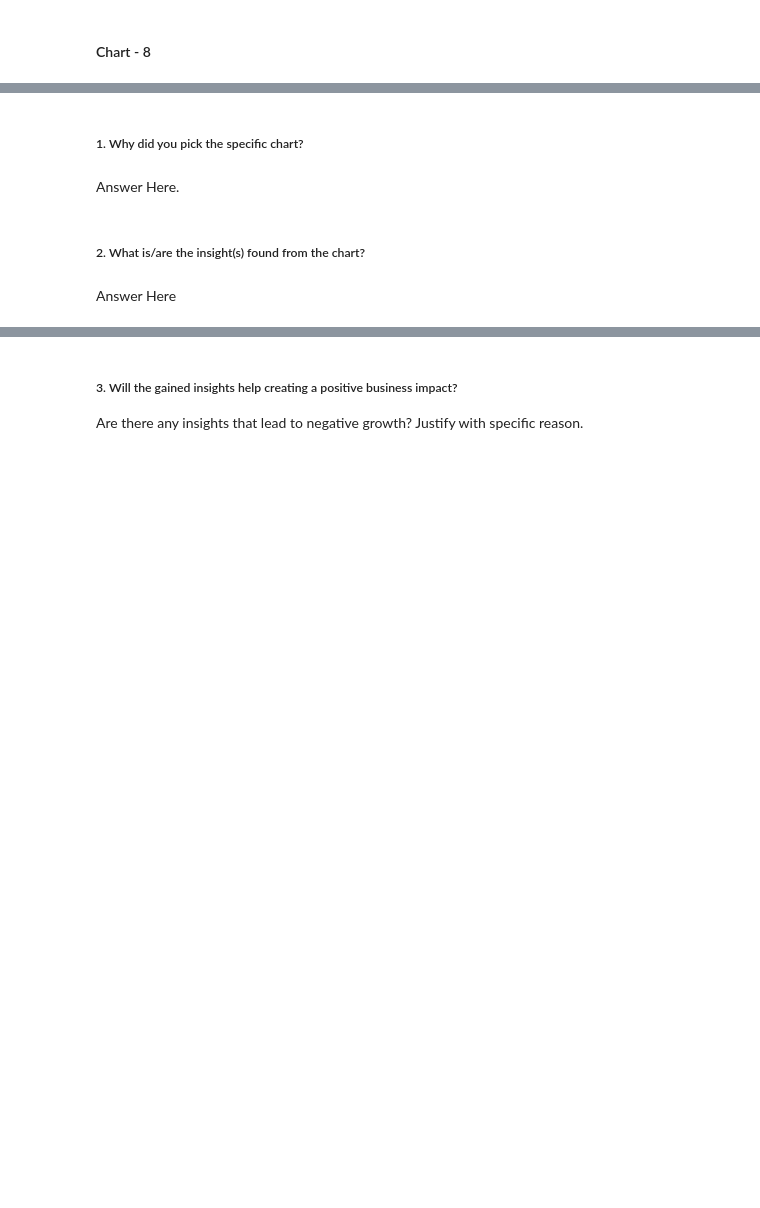
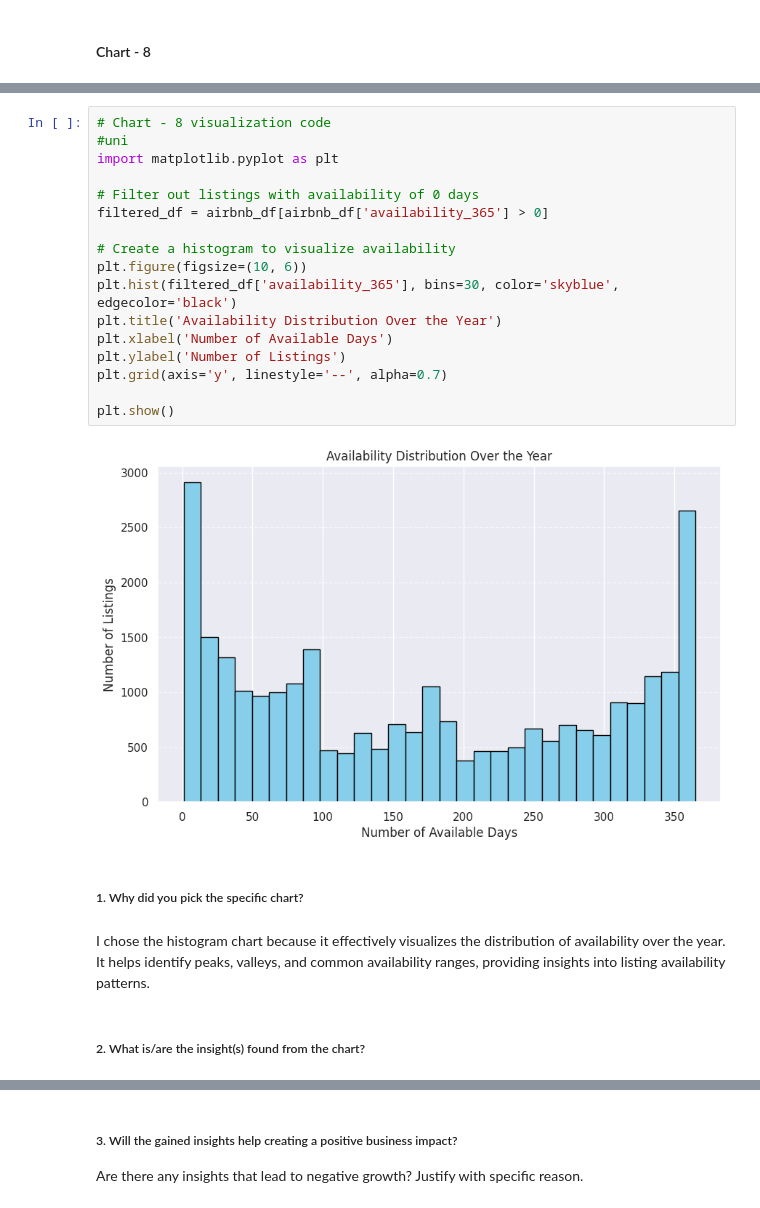
Before and after one commit to I-AM-PRASHANT-VERMA/Almabetter-Capstone-Project-AirBnb-Bookings-Exploratory-Data-Analysis, a Jupyter notebook: My_Airbnb_EDA_capstone_project.ipynb, the cells around one changed output, grey strips where cells are left out. Saved outputs shown, nothing was run; the diff lists cells and outputs as text; blank space fills up the shorter version.

```diff
--- a/My_Airbnb_EDA_capstone_project.ipynb
+++ b/My_Airbnb_EDA_capstone_project.ipynb
@@ -743,8 +875,25 @@ Answer Here
+# %%
+# Chart - 8 visualization code
+#uni
+import matplotlib.pyplot as plt
+
+# Filter out listings with availability of 0 days
+filtered_df = airbnb_df[airbnb_df['availability_365'] > 0]
+
+# Create a histogram to visualize availability
+plt.figure(figsize=(10, 6))
+plt.hist(filtered_df['availability_365'], bins=30, color='skyblue', edgecolor='black')
+plt.title('Availability Distribution Over the Year')
+plt.xlabel('Number of Available Days')
+plt.ylabel('Number of Listings')
+plt.grid(axis='y', linestyle='--', alpha=0.7)
+
+plt.show()
+# %% [output]
+[figure, added]
 # %% [markdown]
 ##### 1. Why did you pick the specific chart?
-# %% [markdown]
-Answer Here.
+# %% [markdown]
+I chose the histogram chart because it effectively visualizes the distribution of availability over the year. It helps identify peaks, valleys, and common availability ranges, providing insights into listing availability patterns.
 # %% [markdown]
 ##### 2. What is/are the insight(s) found from the chart?
-# %% [markdown]
-Answer Here
```
Also changed, not shown: parts of 32 cells of this notebook.
